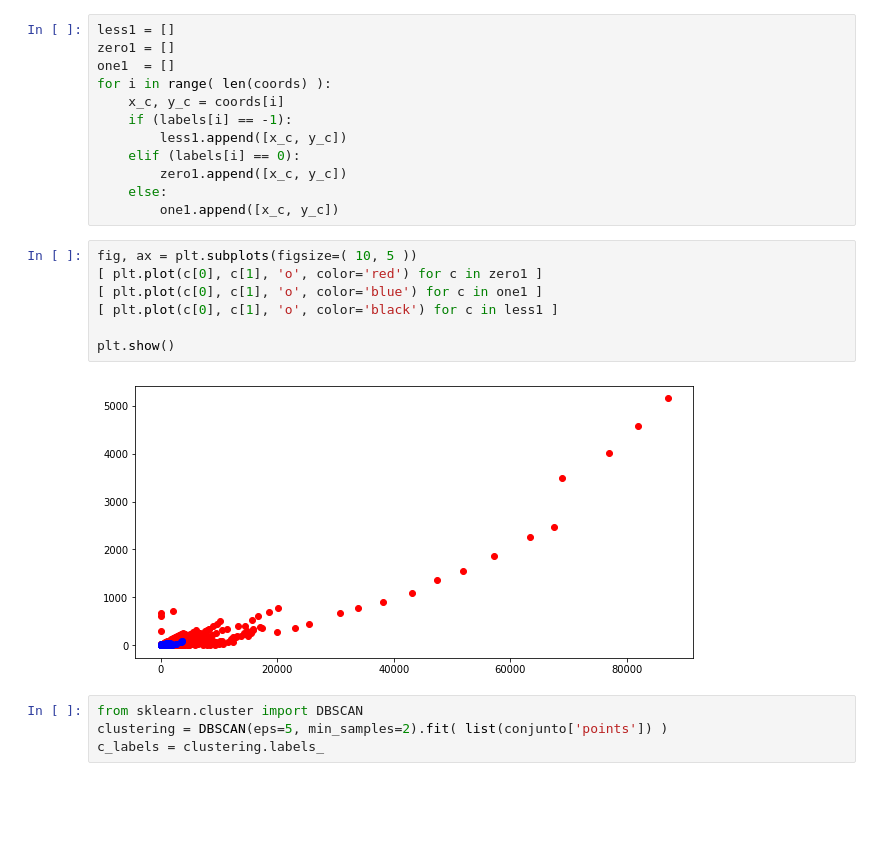
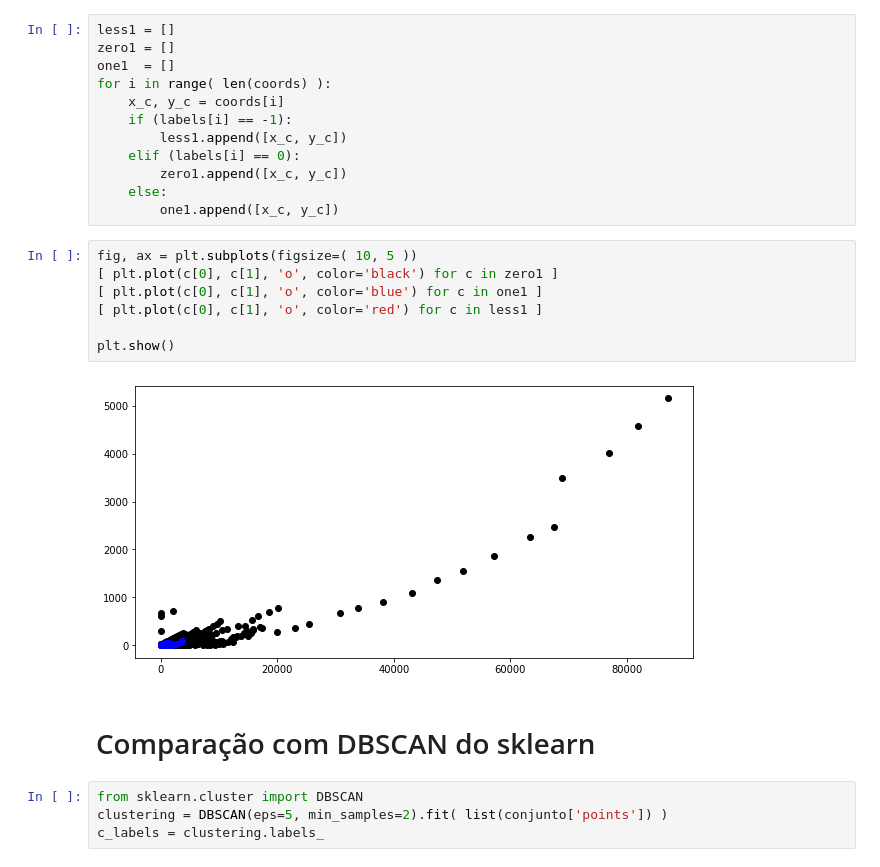
Before and after one commit to RockatanskyV8/APNS-DBScan, a Jupyter notebook: dbscan_notebook.ipynb, the cells around one changed output. Saved outputs shown, nothing was run; the diff lists cells and outputs as text; blank space fills up the shorter version.

```diff
--- a/dbscan_notebook.ipynb
+++ b/dbscan_notebook.ipynb
@@ -76,13 +84,15 @@ for i in range( len(coords) ):
         one1.append([x_c, y_c])
 # %%
 fig, ax = plt.subplots(figsize=( 10, 5 ))
-[ plt.plot(c[0], c[1], 'o', color='red') for c in zero1 ]
+[ plt.plot(c[0], c[1], 'o', color='black') for c in zero1 ]
 [ plt.plot(c[0], c[1], 'o', color='blue') for c in one1 ]
-[ plt.plot(c[0], c[1], 'o', color='black') for c in less1 ]
+[ plt.plot(c[0], c[1], 'o', color='red') for c in less1 ]
 
 plt.show()
 # %% [output]
-[figure, old version]
+[figure, new version]
+# %% [markdown]
+# Comparação com DBSCAN do sklearn
 # %%
 from sklearn.cluster import DBSCAN
 clustering = DBSCAN(eps=5, min_samples=2).fit( list(conjunto['points']) )
```
Also changed, not shown: parts of 5 cells of this notebook.
